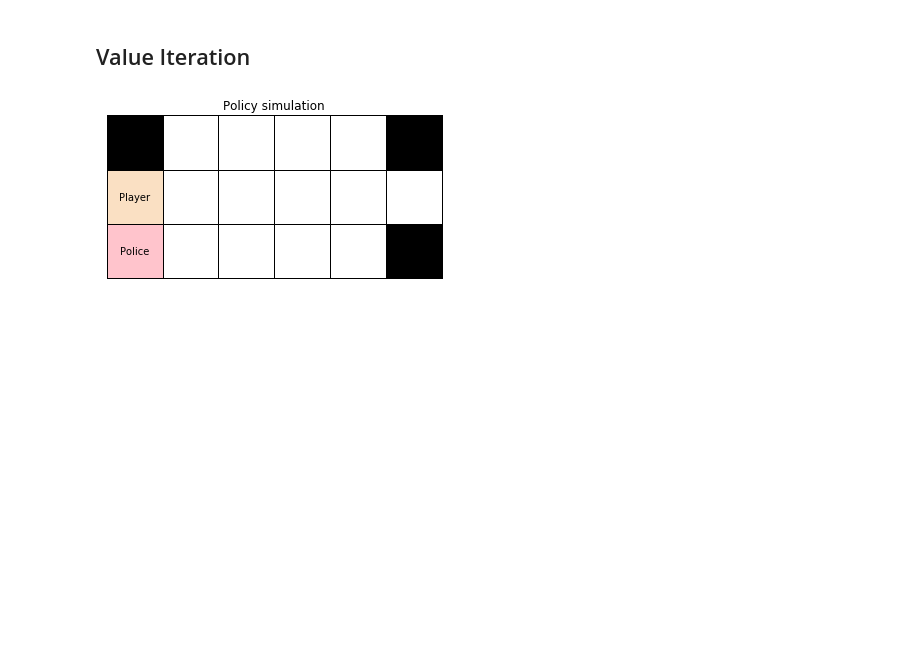
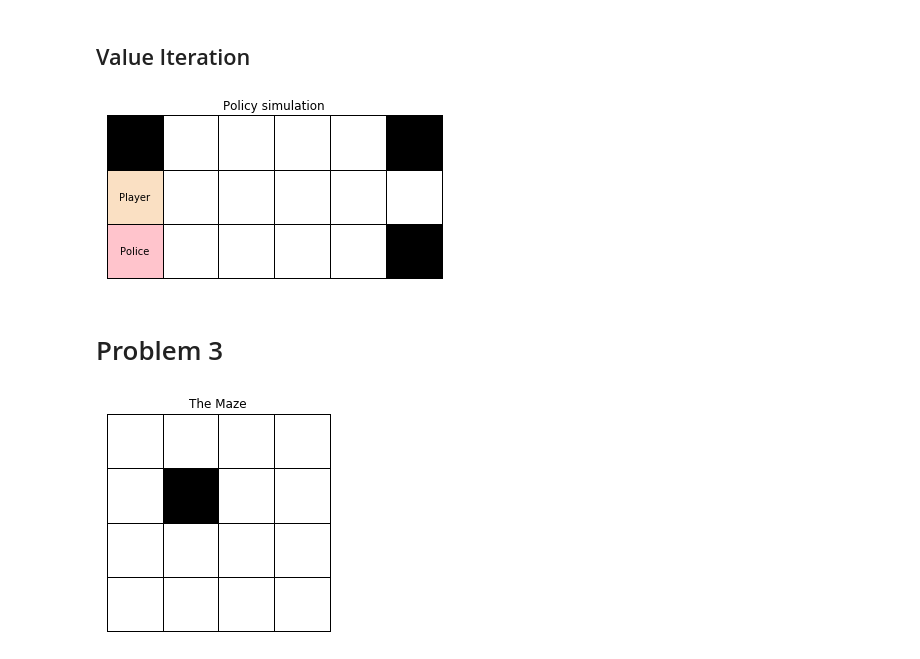
Before and after one commit to Jonrunar95/EL2805, a Jupyter notebook: Lab1/lab1.ipynb, the cells around one changed output. Cells and saved outputs as stored; diff of their text form; code cells hidden in the pictures; blank space fills up the shorter version.

Commit message:
problem 3 Q-learning

```diff
--- a/Lab1/lab1.ipynb
+++ b/Lab1/lab1.ipynb
@@ -234,3 +220,27 @@ path = env.simulate(start, policy, method)
 mz.animate_solution(maze, path, start)
 # %% [output]
 [figure]
+# %% [markdown]
+# Problem 3
+# %%
+import numpy as np
+import problem3.maze as mz
+
+# Description of the maze as a numpy array
+maze = np.array([
+    [0, 0, 0, 0],
+    [0, 1, 0, 0],
+    [0, 0, 0, 0],
+    [0, 0, 0, 0],
+])
+# with the convention
+# 0 = empty cell
+# 1 = bank
+mz.draw_maze(maze)
+
+# Create an environment maze
+env = mz.Maze(maze)
+
+#env.show()
+# %% [output]
+[figure, added]
```
Also changed, not shown: parts of 8 cells of this notebook, 1 other file.
